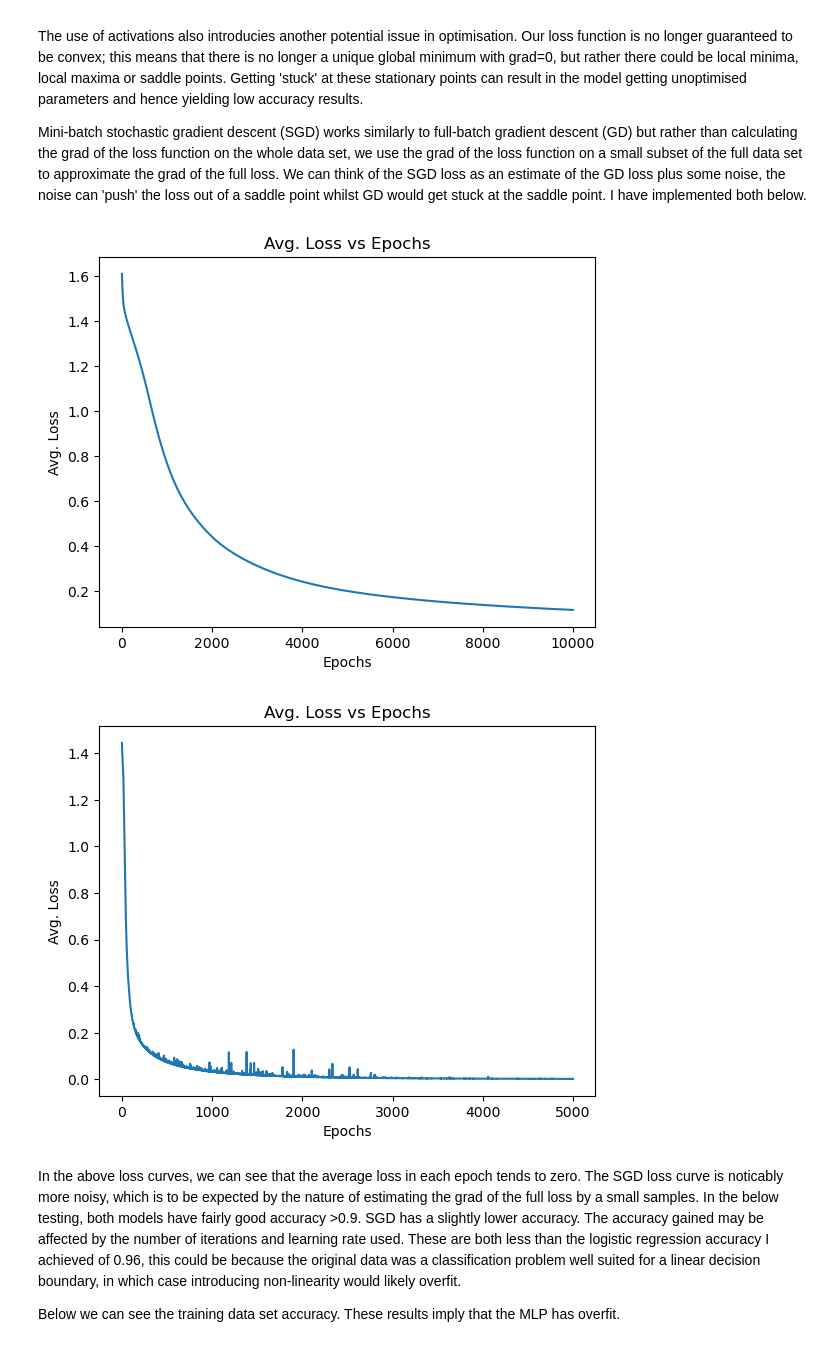
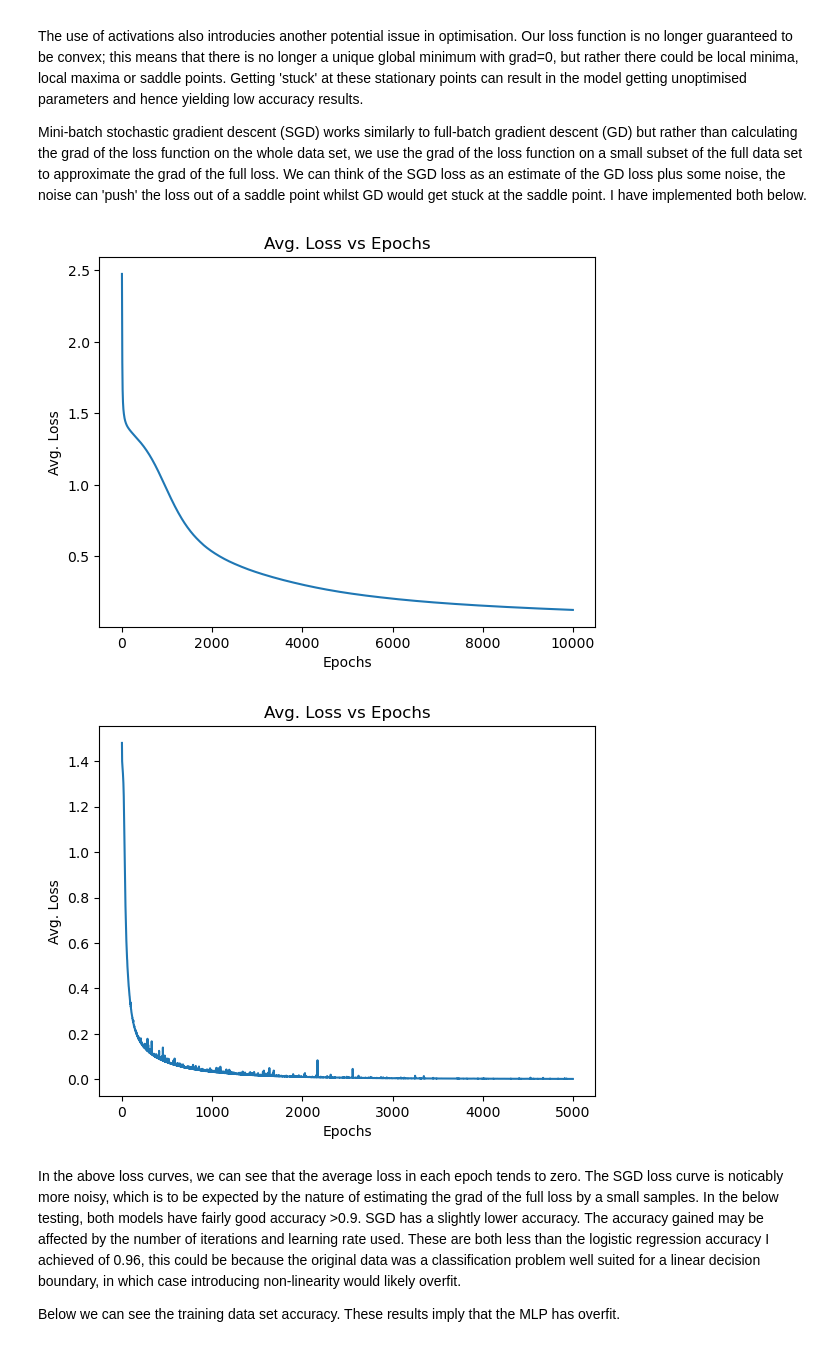
Before and after one commit to leuka-art/Building-up-to-a-transformer, a Jupyter notebook: MLP/Multilayer Perceptron.ipynb, the cells around one changed output. Cells and saved outputs as stored; diff of their text form; code cells hidden in the pictures.

```diff
--- a/MLP/Multilayer Perceptron.ipynb
+++ b/MLP/Multilayer Perceptron.ipynb
@@ -42,19 +42,19 @@ The use of activations also introducies another potential issue in optimisation.
 Mini-batch stochastic gradient descent (SGD) works similarly to full-batch gradient descent (GD) but rather than calculating the grad of the loss function on the whole data set, we use the grad of the loss function on a small subset of the full data set to approximate the grad of the full loss. We can think of the SGD loss as an estimate of the GD loss plus some noise, the noise can 'push' the loss out of a saddle point whilst GD would get stuck at the saddle point. I have implemented both below.
 # %%
 GD_model=Sequential([Linear(nofeatures,20),ReLU(),Linear(20,10),ReLU(),Linear(10,noclasses)])
-loss_fn=cross_entropy_loss
+loss_fn=cross_entropy_one_hot
 opti=SGD(GD_model.parameters(),0.005)
 GD_losses=training(normalisedfeatures,GD_model,price_range,loss_fn,10000,opti,nosamples)
 plt.plot(GD_losses)
 plt.xlabel("Epochs")
 plt.ylabel("Avg. Loss")
 plt.title("Avg. Loss vs Epochs")
 plt.show()
 # %% [output]
-[figure, old version]
+[figure, new version]
 # %%
 SGD_model=Sequential([Linear(nofeatures,20),ReLU(),Linear(20,10),ReLU(),Linear(10,noclasses)])
-loss_fn=cross_entropy_loss
+loss_fn=cross_entropy_one_hot
 opti=SGD(SGD_model.parameters(),0.01)
 SGD_losses=training(normalisedfeatures,SGD_model,price_range,loss_fn,5000,opti,100)
 plt.plot(SGD_losses)
@@ -63,7 +63,7 @@ plt.ylabel("Avg. Loss")
 plt.title("Avg. Loss vs Epochs")
 plt.show()
 # %% [output]
-[figure, old version]
+[figure, new version]
 # %% [markdown]
 In the above loss curves, we can see that the average loss in each epoch tends to zero. The SGD loss curve is noticably more noisy, which is to be expected by the nature of estimating the grad of the full loss by a small samples. In the below testing, both models have fairly good accuracy >0.9. SGD has a slightly lower accuracy. The accuracy gained may be affected by the number of iterations and learning rate used. These are both less than the logistic regression accuracy I achieved of 0.96, this could be because the original data was a classification problem well suited for a linear decision boundary, in which case introducing non-linearity would likely overfit.
 
```
Also changed, not shown: parts of 3 cells of this notebook, 5 other files.
